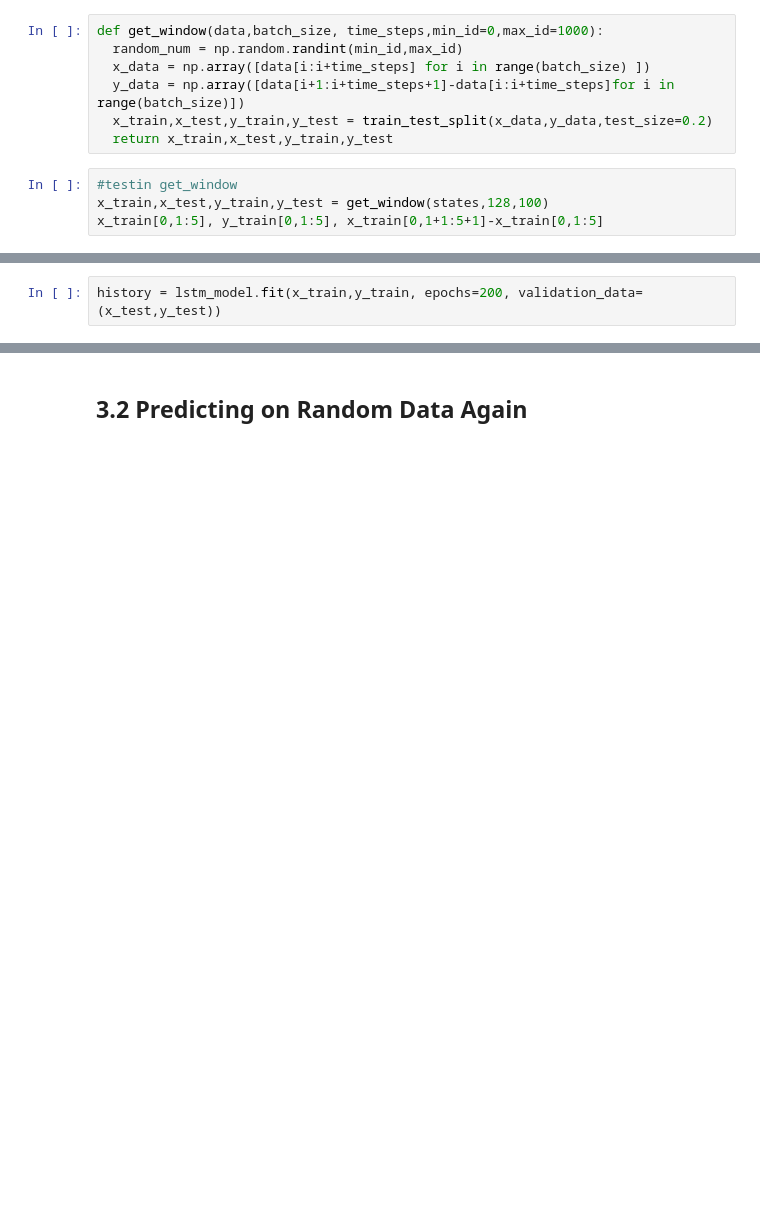
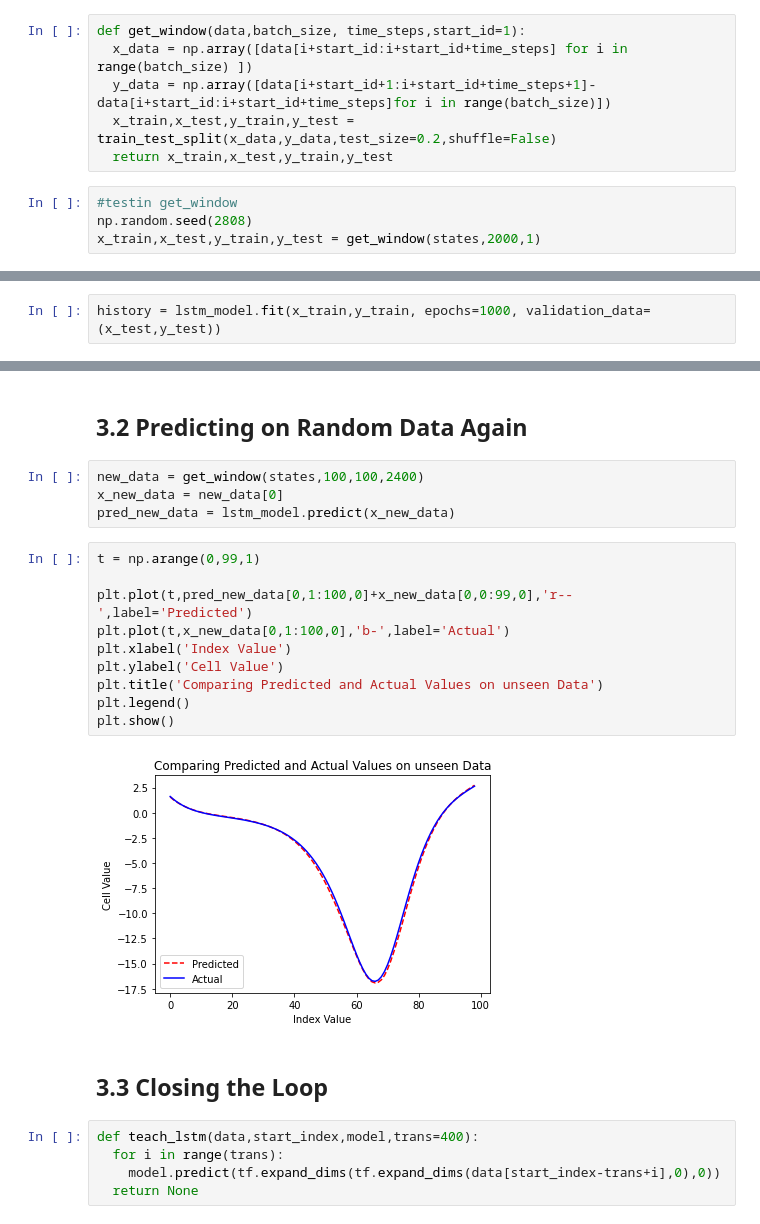
Before and after one commit to SheilKumar/DynamicSystemRNNs, a Jupyter notebook: DynamicSystems.ipynb, the cells around one changed output, grey strips where cells are left out. Saved outputs shown, nothing was run; the diff lists cells and outputs as text; blank space fills up the shorter version.

Commit message:
Updated close_loop function

```diff
--- a/DynamicSystems.ipynb
+++ b/DynamicSystems.ipynb
@@ -472,13 +474,12 @@ This range is too much for the LSTM to be trained on we need to scale values bet
 * Output:
     * X and Y Datasets
 # %%
-def get_window(data,batch_size, time_steps,min_id=0,max_id=1000):
-  random_num = np.random.randint(min_id,max_id)
-  x_data = np.array([data[i:i+time_steps] for i in range(batch_size) ])
-  y_data = np.array([data[i+1:i+time_steps+1]-data[i:i+time_steps]for i in range(batch_size)])
-  x_train,x_test,y_train,y_test = train_test_split(x_data,y_data,test_size=0.2)
+def get_window(data,batch_size, time_steps,start_id=1):
+  x_data = np.array([data[i+start_id:i+start_id+time_steps] for i in range(batch_size) ])
+  y_data = np.array([data[i+start_id+1:i+start_id+time_steps+1]-data[i+start_id:i+start_id+time_steps]for i in range(batch_size)])
+  x_train,x_test,y_train,y_test = train_test_split(x_data,y_data,test_size=0.2,shuffle=False)
   return x_train,x_test,y_train,y_test
 # %%
 #testin get_window
-x_train,x_test,y_train,y_test = get_window(states,128,100)
-x_train[0,1:5], y_train[0,1:5], x_train[0,1+1:5+1]-x_train[0,1:5]
+np.random.seed(2808)
+x_train,x_test,y_train,y_test = get_window(states,2000,1)
@@ -507,5 +495,5 @@ lstm_model.compile(loss=tf.losses.MeanSquaredError(),
               optimizer=tf.optimizers.Adam(),
               metrics=[tf.metrics.MeanAbsoluteError()])
 # %%
-history = lstm_model.fit(x_train,y_train, epochs=200, validation_data=(x_test,y_test))
+history = lstm_model.fit(x_train,y_train, epochs=1000, validation_data=(x_test,y_test))
 # %% [output]
@@ -550,2 +552,25 @@ lstm_model.predict(x_test)[0,1:10]+x_test[0,0:9], x_test[0,1:10]
 # %% [markdown]
 ## 3.2 Predicting on Random Data Again
+# %%
+new_data = get_window(states,100,100,2400)
+x_new_data = new_data[0]
+pred_new_data = lstm_model.predict(x_new_data)
+# %%
+t = np.arange(0,99,1)
+
+plt.plot(t,pred_new_data[0,1:100,0]+x_new_data[0,0:99,0],'r--',label='Predicted')
+plt.plot(t,x_new_data[0,1:100,0],'b-',label='Actual')
+plt.xlabel('Index Value')
+plt.ylabel('Cell Value')
+plt.title('Comparing Predicted and Actual Values on unseen Data')
+plt.legend()
+plt.show()
+# %% [output]
+[figure, added]
+# %% [markdown]
+## 3.3 Closing the Loop
+# %%
+def teach_lstm(data,start_index,model,trans=400):
+  for i in range(trans):
+    model.predict(tf.expand_dims(tf.expand_dims(data[start_index-trans+i],0),0))
+  return None
```
Also changed, not shown: parts of 21 cells of this notebook.
